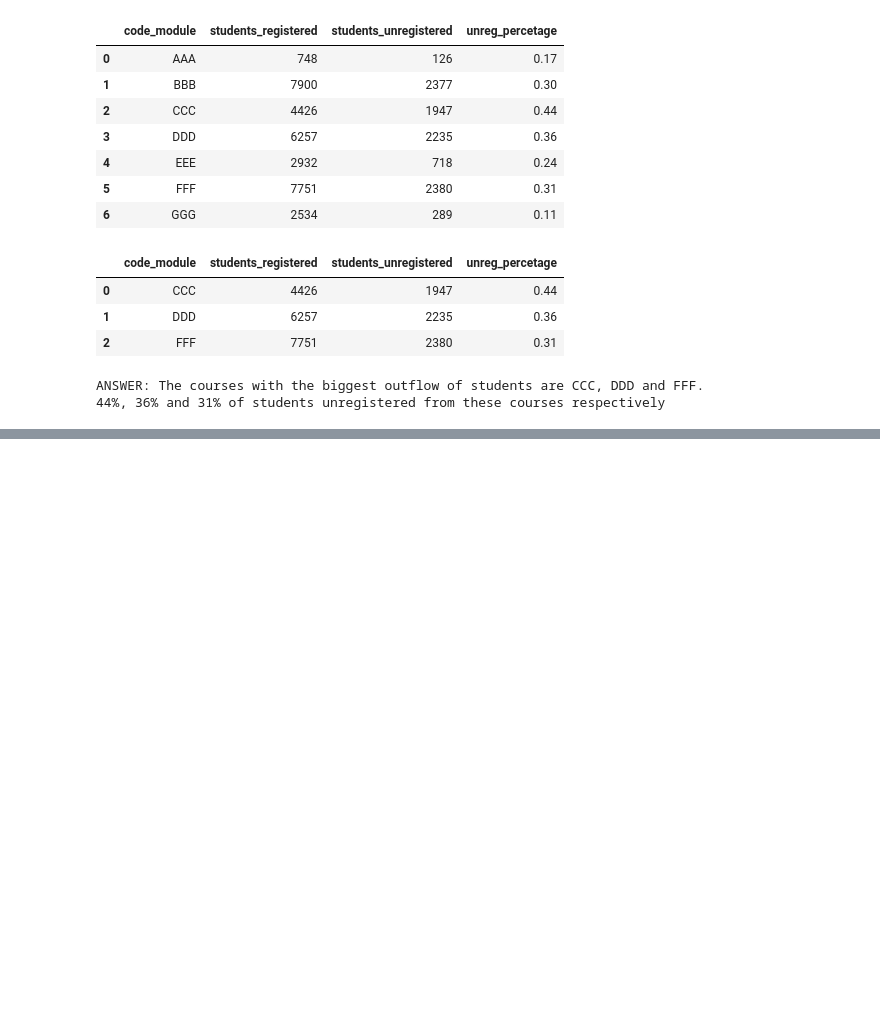
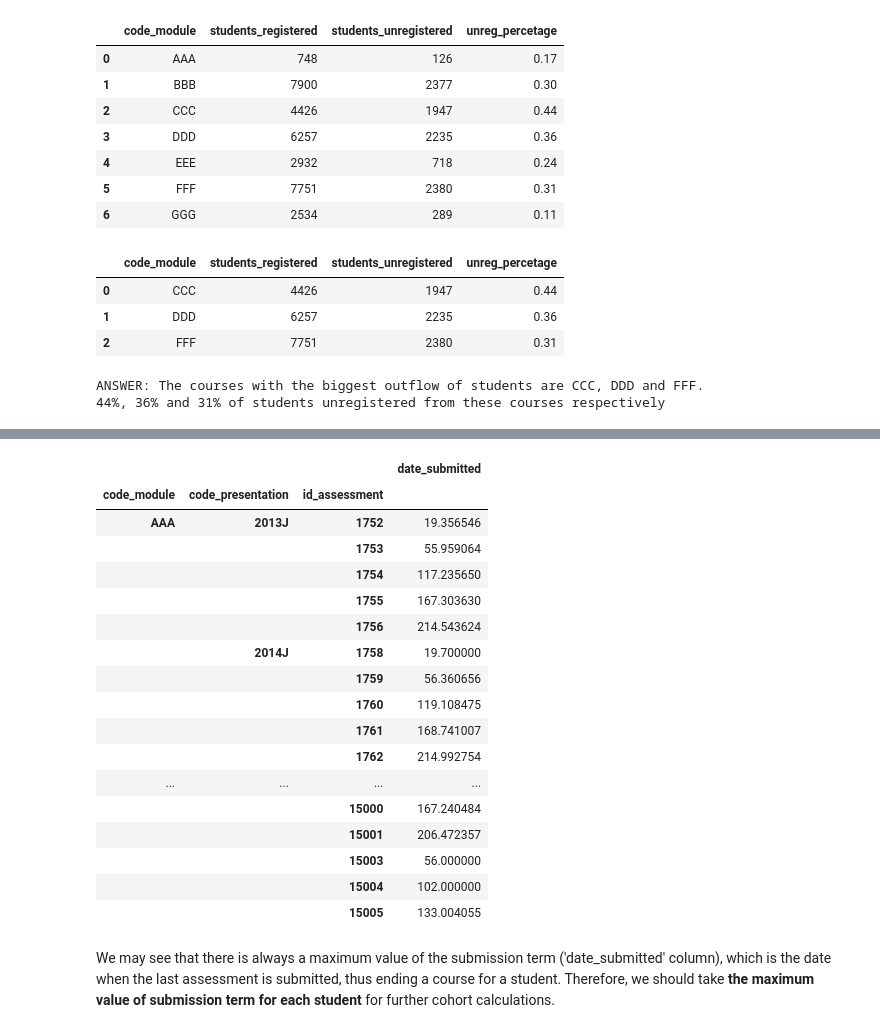
Before and after one commit to eremeevpt/kc_project_e-learning, a Jupyter notebook: project_notebook.ipynb, the cells around one changed output, grey strips where cells are left out. Cells and saved outputs as stored; diff of their text form; code cells hidden in the pictures; blank space fills up the shorter version.

```diff
--- a/project_notebook.ipynb
+++ b/project_notebook.ipynb
@@ -358,0 +486,7 @@ ANSWER: The courses with the biggest outflow of students are CCC, DDD and FFF.
+# %%
+# We see that the 'date_submitted' value turns into -1, so all these rows must be dropped from the dataframe
+# for further analysis of submission terms.
+
+terms = cohorts
+terms.drop(terms.loc[terms['is_banked'] == 1].index, inplace=True)
+terms
@@ -358,0 +507,28 @@ ANSWER: The courses with the biggest outflow of students are CCC, DDD and FFF.
+# %%
+# We take the terms dataframe and calculate first the mean submission term for each 'id_assessment'
+
+terms.groupby(['code_module', 'code_presentation', 'id_assessment']) \
+                .agg({'date_submitted': 'mean'}) \
+                .head(30)
+# %% [output]
+|  |  |  | date_submitted |
+| code_module | code_presentation | id_assessment |  |
+| AAA | 2013J | 1752 | 19.356546 |
+|  |  | 1753 | 55.959064 |
+|  |  | 1754 | 117.235650 |
+|  |  | 1755 | 167.303630 |
+|  |  | 1756 | 214.543624 |
+|  | 2014J | 1758 | 19.700000 |
+|  |  | 1759 | 56.360656 |
+|  |  | 1760 | 119.108475 |
+|  |  | 1761 | 168.741007 |
+|  |  | 1762 | 214.992754 |
+| ... | ... | ... | ... |
+|  |  | 15000 | 167.240484 |
+|  |  | 15001 | 206.472357 |
+|  |  | 15003 | 56.000000 |
+|  |  | 15004 | 102.000000 |
+|  |  | 15005 | 133.004055 |
+# %% [markdown]
+We may see that there is always a maximum value of the submission term ('date_submitted' column), which is the date when the last assessment is submitted, thus ending a course for a student.
+Therefore, we should take **the maximum value of submission term for each student** for further cohort calculations.
```
Also changed, not shown: parts of 18 cells of this notebook.
